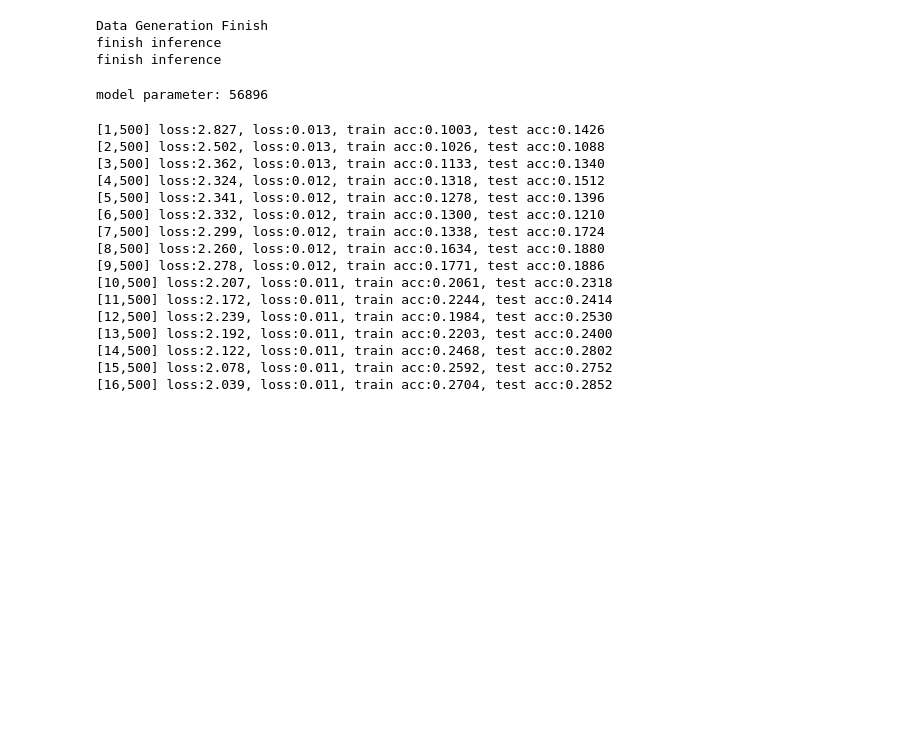
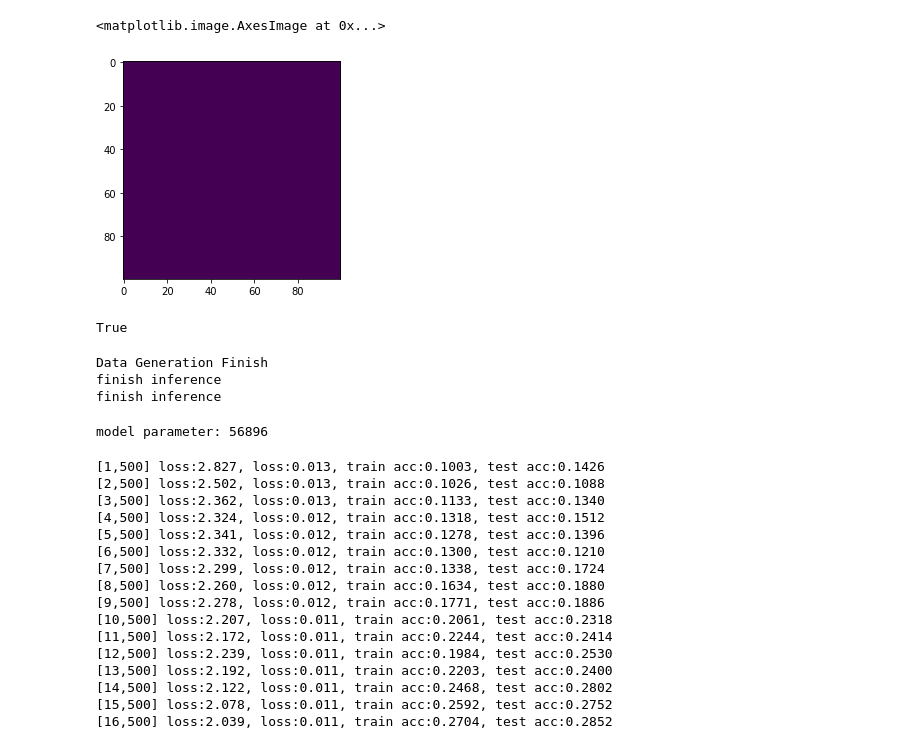
Before and after one commit to HuangHaoyu1997/Reservoir-Computing, a Jupyter notebook: learn_dgl.ipynb, the cells around one changed output. Drawn from its saved outputs; the diff is of its cells as text; code cells hidden in the pictures; blank space fills up the shorter version.

```diff
--- a/learn_dgl.ipynb
+++ b/learn_dgl.ipynb
@@ -11,3 +159,14 @@ torch.set_default_dtype(torch.float32)
+# %%
+A_after_train = model.A1.cpu().detach().numpy()
+# plt.imshow(A_after_train)
+plt.imshow((A_before_train-A_after_train)*100)
+# %% [output]
+<matplotlib.image.AxesImage at 0x...>
+[figure, added]
+# %%
+model.
+# %% [output]
+True
 # %%
 from train_gpu import inference_new, train_transformer_readout
 run_time = time.strftime("%Y.%m.%d-%H-%M-%S", time.localtime())
```
Also changed, not shown: parts of 4 cells of this notebook, 1 other file.
